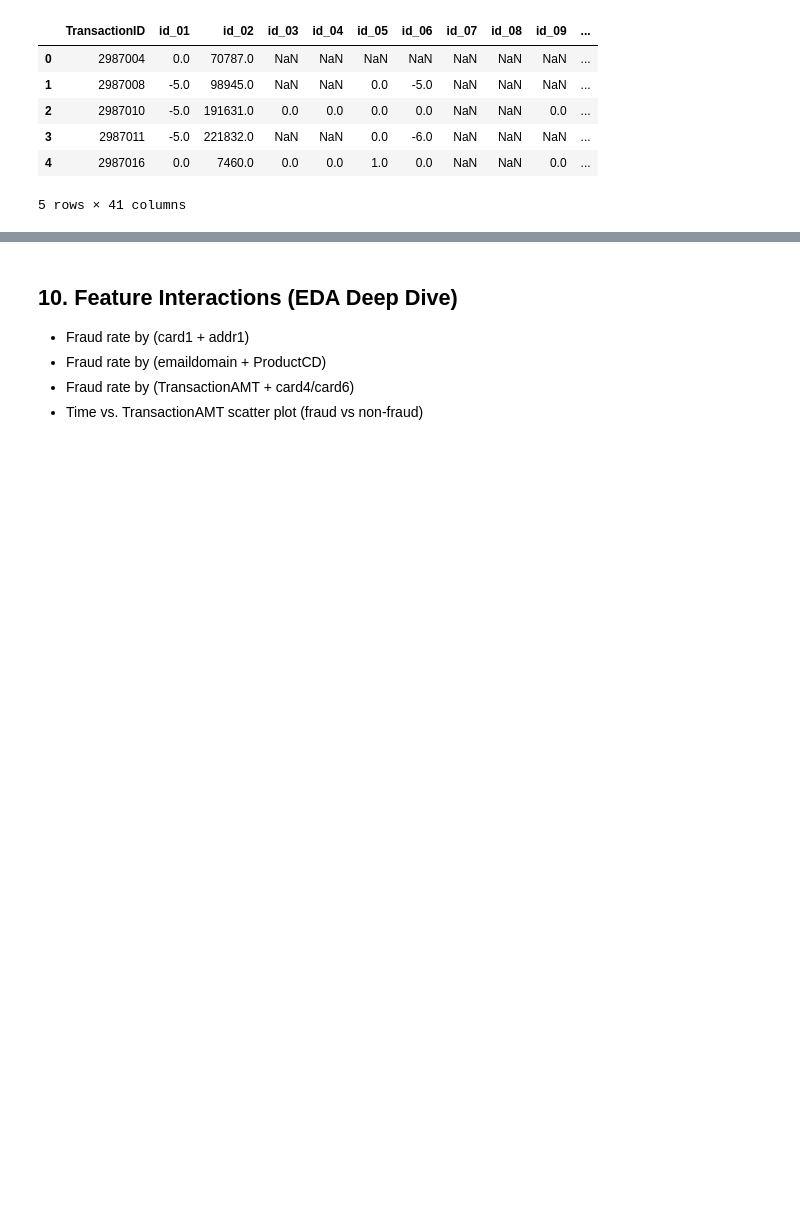
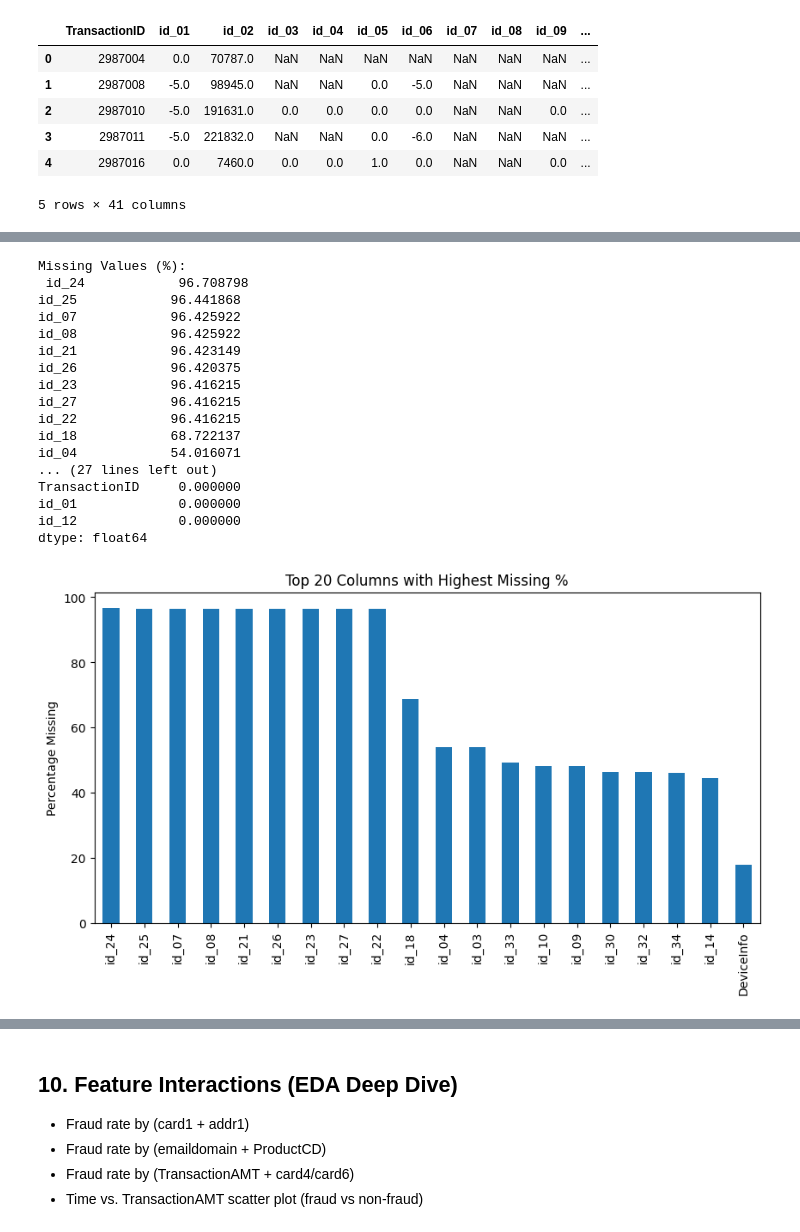
Before and after one commit to koutsompinask/MSC-thesis, a Jupyter notebook: fraud-detection.ipynb, the cells around one changed output, grey strips where cells are left out. Drawn from its saved outputs; the diff is of its cells as text; code cells hidden in the pictures; blank space fills up the shorter version.

```diff
--- a/fraud-detection.ipynb
+++ b/fraud-detection.ipynb
@@ -655,0 +630,31 @@ train_identity.head()
+# %%
+# ---------------------------
+# Missing Values
+# ---------------------------
+missing = train_identity.isnull().mean().sort_values(ascending=False) * 100
+print("\nMissing Values (%):\n", missing)
+
+plt.figure(figsize=(10,5))
+missing.head(20).plot(kind="bar")
+plt.title("Top 20 Columns with Highest Missing %")
+plt.ylabel("Percentage Missing")
+plt.show()
+# %% [output]
+Missing Values (%):
+ id_24            96.708798
+id_25            96.441868
+id_07            96.425922
+id_08            96.425922
+id_21            96.423149
+id_26            96.420375
+id_23            96.416215
+id_27            96.416215
+id_22            96.416215
+id_18            68.722137
+id_04            54.016071
+... (27 lines left out)
+TransactionID     0.000000
+id_01             0.000000
+id_12             0.000000
+dtype: float64
+[figure, added]
```
Also changed, not shown: parts of 23 cells of this notebook.
